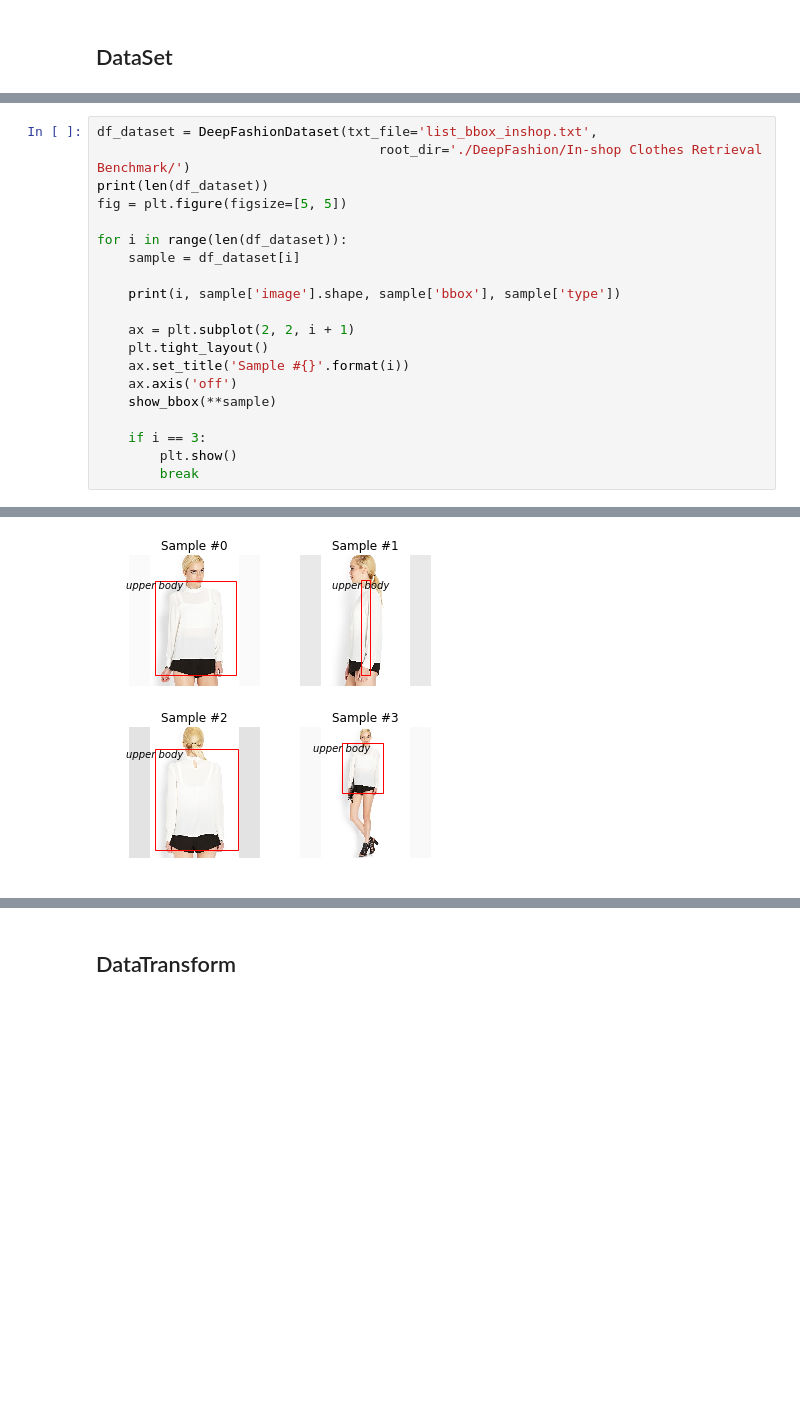
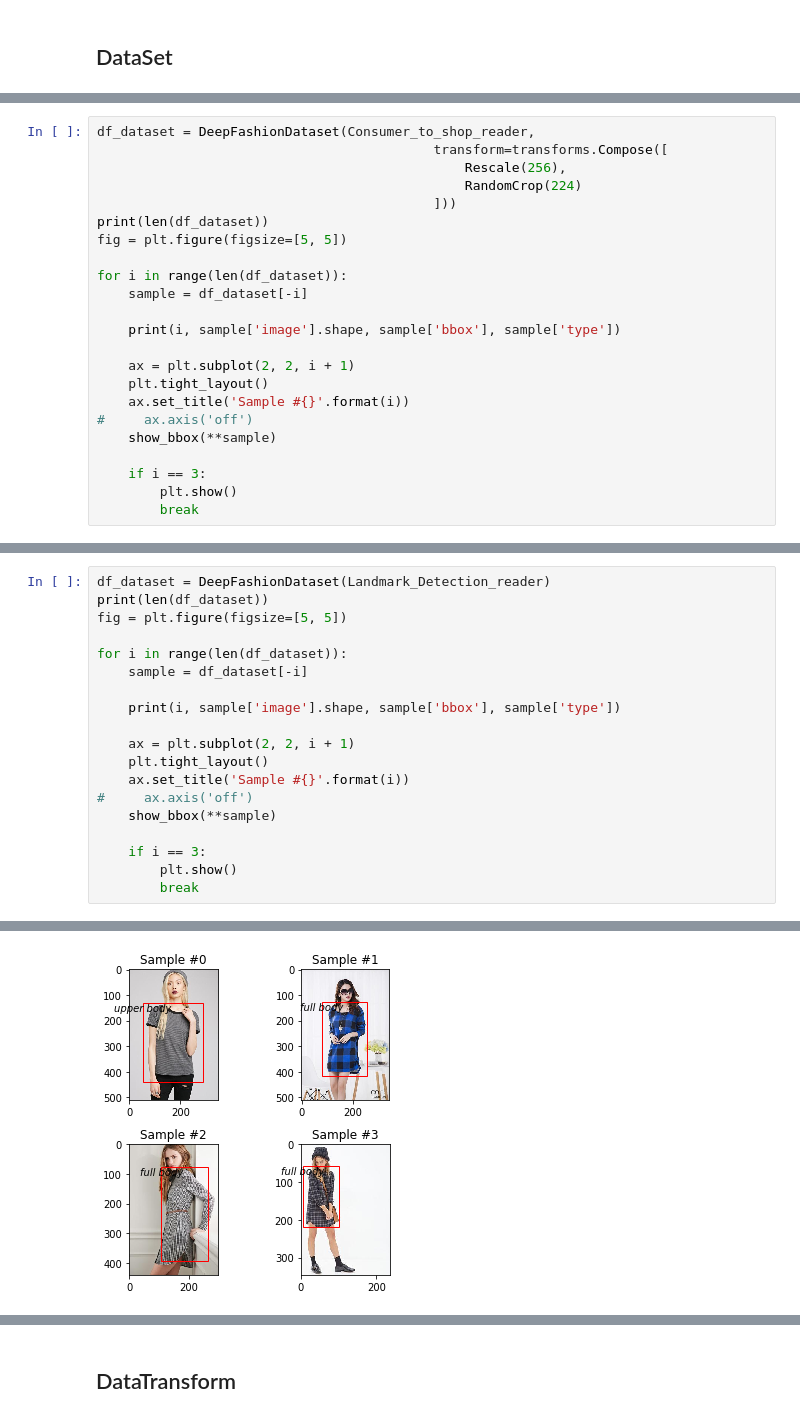
Before and after one commit to Skyraker2016/Clothing-Similarity-Search, a Jupyter notebook: dataset_test.ipynb, the cells around one changed output, grey strips where cells are left out. Saved outputs shown, nothing was run; the diff lists cells and outputs as text; blank space fills up the shorter version.

Commit message:
Dataset
Dataset for 4 subdataset

```diff
--- a/dataset_test.ipynb
+++ b/dataset_test.ipynb
@@ -14,0 +49,23 @@ from dataset import *
+# %%
+df_dataset = DeepFashionDataset(Consumer_to_shop_reader,
+                                           transform=transforms.Compose([
+                                               Rescale(256),
+                                               RandomCrop(224)
+                                           ]))
+print(len(df_dataset))
+fig = plt.figure(figsize=[5, 5])
+
+for i in range(len(df_dataset)):
+    sample = df_dataset[-i]
+
+    print(i, sample['image'].shape, sample['bbox'], sample['type'])
+
+    ax = plt.subplot(2, 2, i + 1)
+    plt.tight_layout()
+    ax.set_title('Sample #{}'.format(i))
+#     ax.axis('off')
+    show_bbox(**sample)
+
+    if i == 3:
+        plt.show()
+        break
@@ -15,18 +81,17 @@ from dataset import *
 # %%
-df_dataset = DeepFashionDataset(txt_file='list_bbox_inshop.txt',
-                                    root_dir='./DeepFashion/In-shop Clothes Retrieval Benchmark/')
+df_dataset = DeepFashionDataset(Landmark_Detection_reader)
 print(len(df_dataset))
 fig = plt.figure(figsize=[5, 5])
 
 for i in range(len(df_dataset)):
-    sample = df_dataset[i]
+    sample = df_dataset[-i]
 
     print(i, sample['image'].shape, sample['bbox'], sample['type'])
 
     ax = plt.subplot(2, 2, i + 1)
     plt.tight_layout()
     ax.set_title('Sample #{}'.format(i))
-    ax.axis('off')
+#     ax.axis('off')
     show_bbox(**sample)
 
     if i == 3:
@@ -41 +106 @@ for i in range(len(df_dataset)):
-[figure, old version]
+[figure, new version]
```
Also changed, not shown: parts of 11 cells of this notebook, 1 other file.
